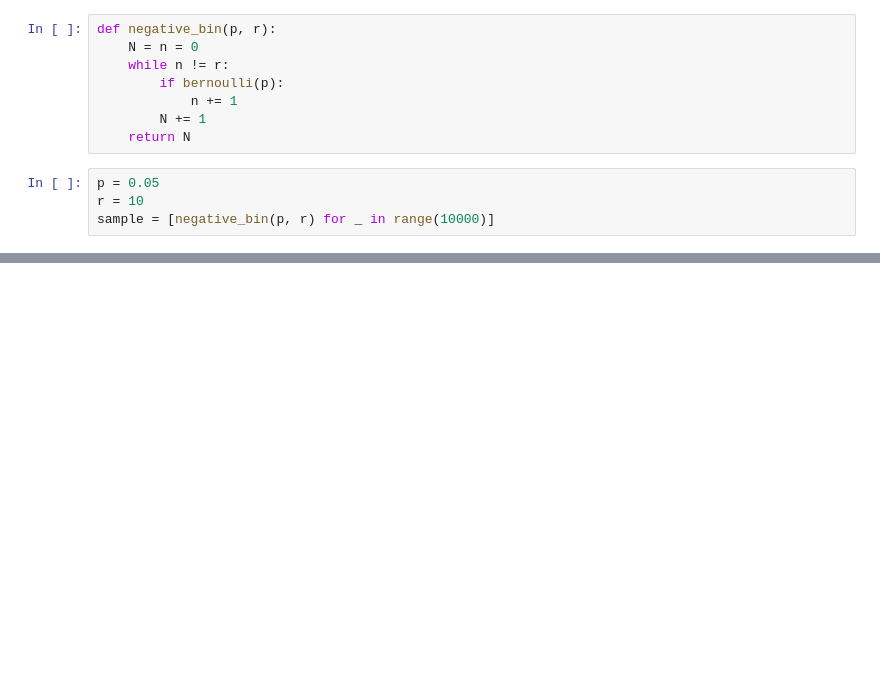
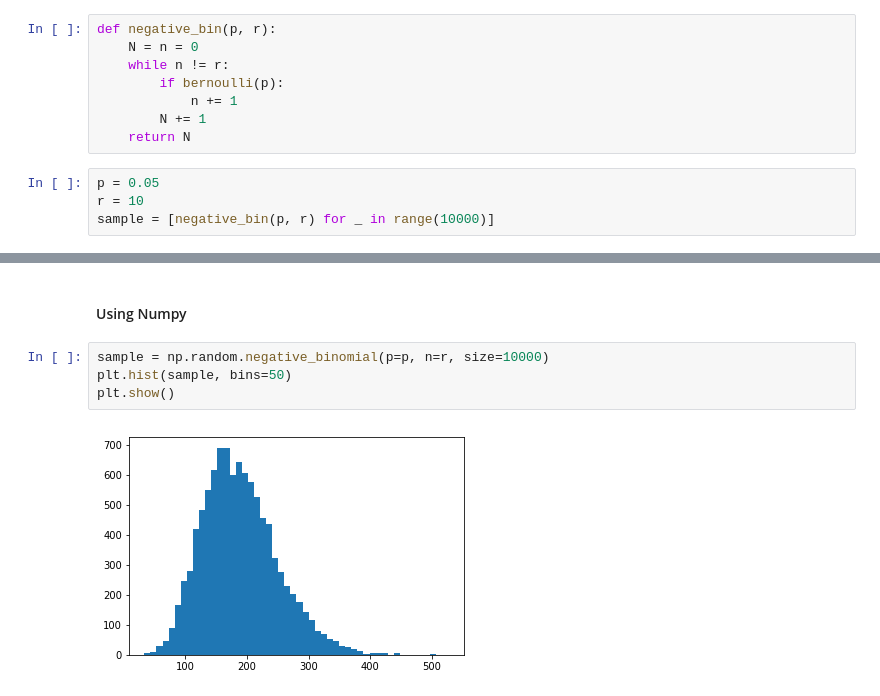
Before and after one commit to shawlu95/Data-Science-Toolbox, a Jupyter notebook: distribution/negative_binomial.ipynb, the cells around one changed output, grey strips where cells are left out. Saved outputs shown, nothing was run; the diff lists cells and outputs as text; blank space fills up the shorter version.

```diff
--- a/distribution/negative_binomial.ipynb
+++ b/distribution/negative_binomial.ipynb
@@ -35 +35,9 @@ variance empirical: 3896.75
 variance analytical: 3800.00
+# %% [markdown]
+#### Using Numpy
+# %%
+sample = np.random.negative_binomial(p=p, n=r, size=10000)
+plt.hist(sample, bins=50)
+plt.show()
+# %% [output]
+[figure, added]
```
Also changed, not shown: parts of 3 cells of this notebook, 8 other files.
